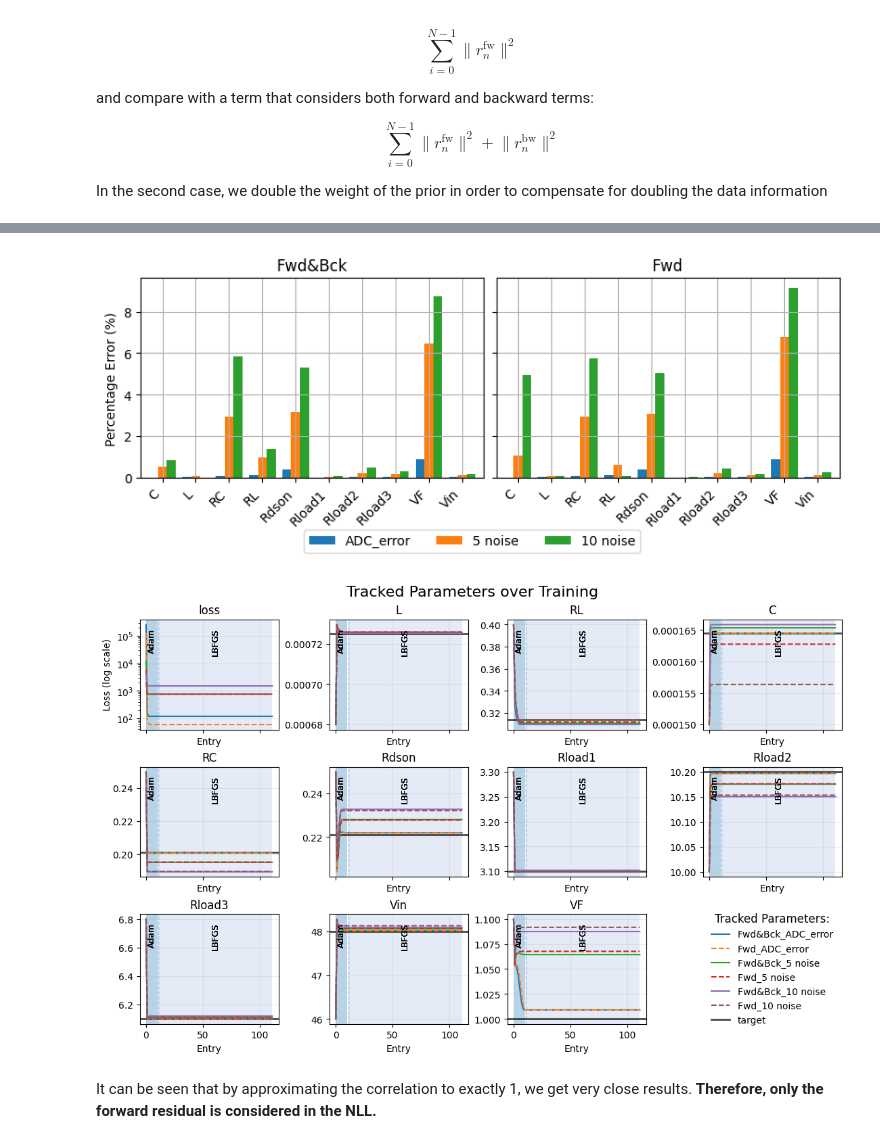
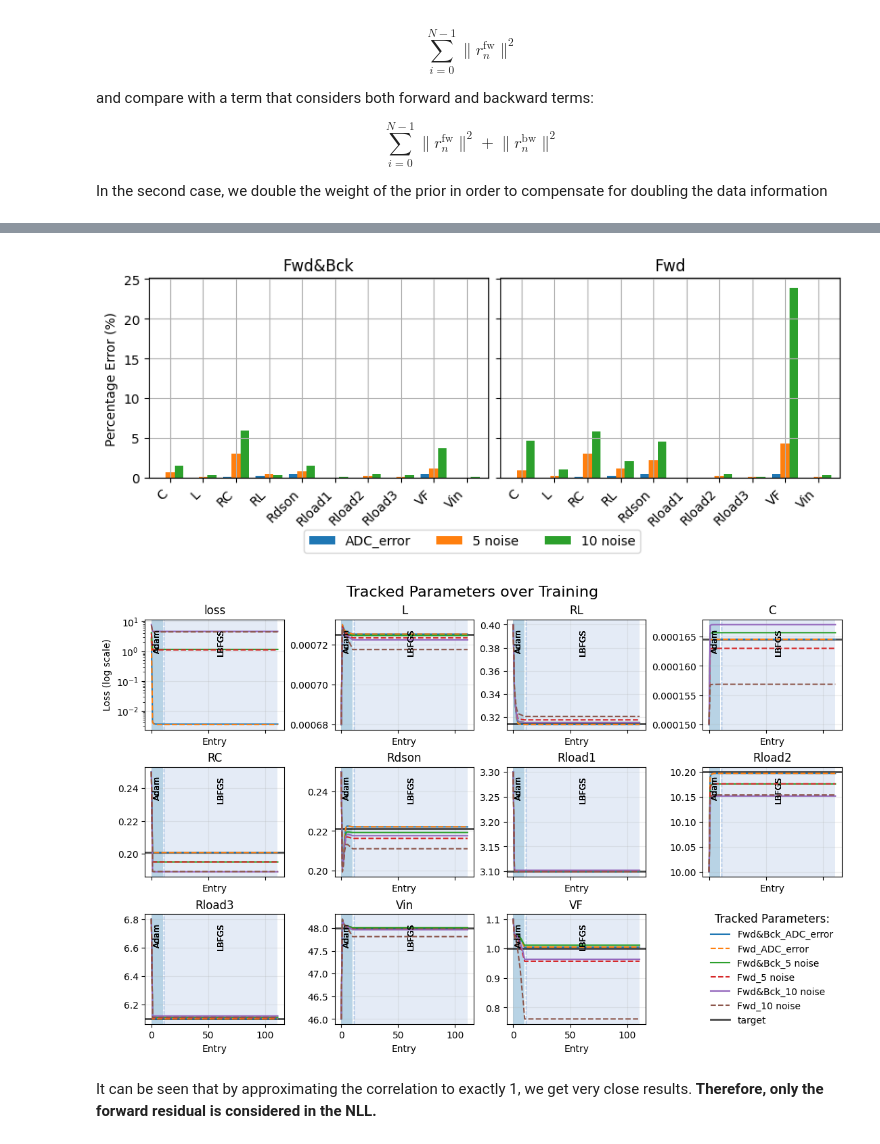
Before and after one commit to jtom95/pinn_buck_converter, a Jupyter notebook: NOTEBOOKS/02_fit_posterior_with_residuals.ipynb, the cells around one changed output, grey strips where cells are left out. Saved outputs shown, nothing was run; the diff lists cells and outputs as text; code cells hidden in the pictures.

```diff
--- a/NOTEBOOKS/02_fit_posterior_with_residuals.ipynb
+++ b/NOTEBOOKS/02_fit_posterior_with_residuals.ipynb
@@ -614,30 +636,30 @@ In the second case, we double the weight of the prior in order to compensate for
 # %%
 from pinn_buck.model_results.history import TrainingHistory
 from pinn_buck.model_results.ploting_comparisons import ResultsComparerTwo
 # from pinn_buck.plot_aux import place_shared_legend
 
 rc = ResultsComparerTwo.from_dirs(
     {
-        "Fwd&Bck": Path.cwd().parent / "RESULTS" / "Fwd&Bck",
-        "Fwd": Path.cwd().parent / "RESULTS" / "Fwd",
+        "Fwd&Bck": Path.cwd().parent / "RESULTS" / "LIKELIHOODS" / "FWD&BCK_EYE",
+        "Fwd": Path.cwd().parent / "RESULTS" / "LIKELIHOODS" / "FWD_EYE",
     }
 )
 
 # Choose the labels you care about (ints map via the default dict; strings work too)
 labels = ("ADC_error", "5 noise", "10 noise")
 
 # Final % error comparison (side-by-side)
 fig, ax = rc.plot_comparison(
     labels=labels, target=TRUE_PARAMS, select_lowest_loss=True, legend_bbox_to_anchor_vertical=-0.1
 );
 
 # Optional: tracked parameters for specific curves
 
 
 fig, axes = rc.plot_tracked(target=TRUE_PARAMS, labels=labels);
 # %% [output]
-[figure, old version]
+[figure, new version]
-[figure, old version]
+[figure, new version]
 # %% [markdown]
 It can be seen that by approximating the correlation to exactly 1, we get very close results. **Therefore, only the forward residual is considered in the NLL.**
 # %% [markdown]
```
Also changed, not shown: parts of 2 cells of this notebook, 47 other files.
